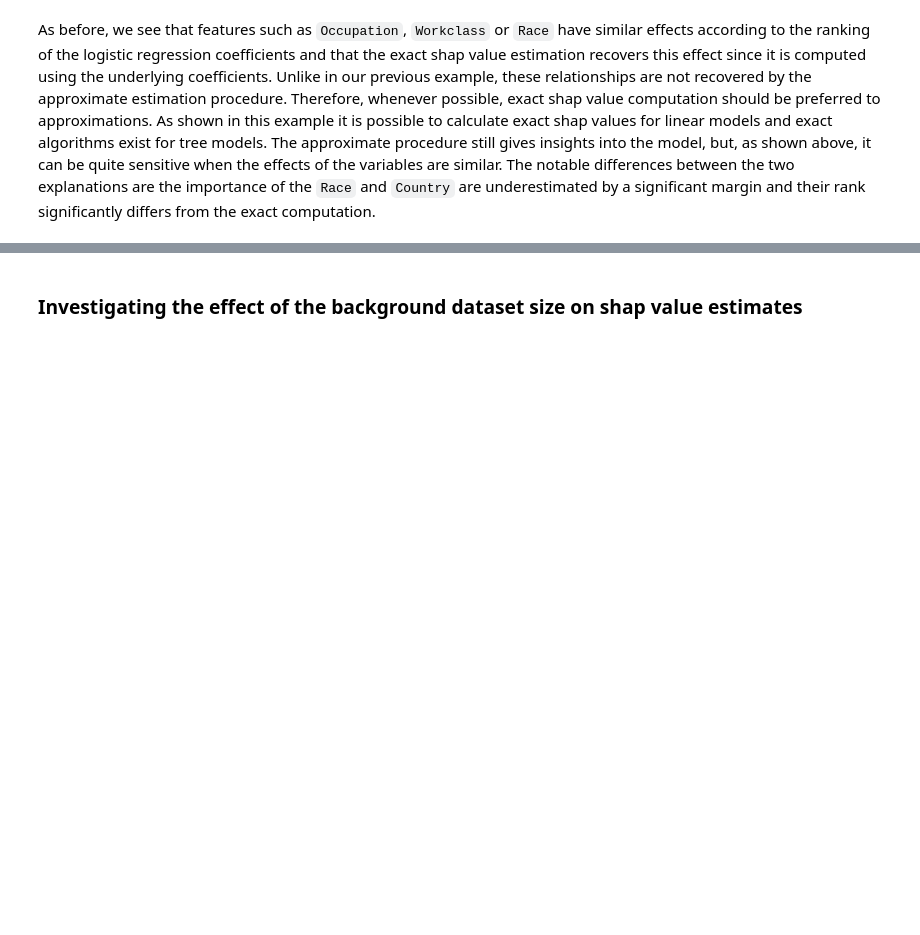
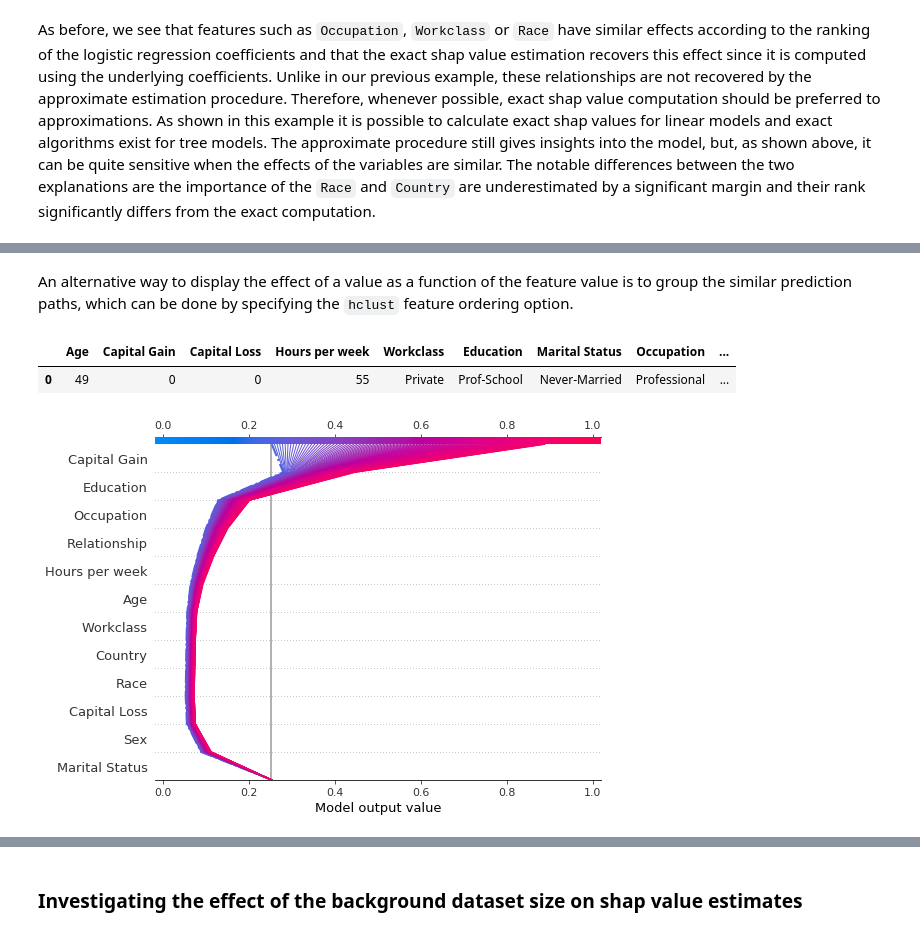
Before and after one commit to test-v2/alibi, a Jupyter notebook: examples/kernel_shap_adult_lr.ipynb, the cells around one changed output, grey strips where cells are left out. Cells and saved outputs as stored; diff of their text form; code cells hidden in the pictures; blank space fills up the shorter version.

```diff
--- a/examples/kernel_shap_adult_lr.ipynb
+++ b/examples/kernel_shap_adult_lr.ipynb
@@ -758,0 +849,2 @@ As before, we see that features such as `Occupation`, `Workclass` or `Race` have
+# %% [markdown]
+An alternative way to display the effect of a value as a function of the feature value is to group the similar prediction paths, which can be done by specifying the `hclust` feature ordering option.
@@ -758,0 +862,16 @@ As before, we see that features such as `Occupation`, `Workclass` or `Race` have
+# %%
+df
+# %% [output]
+|  | Age | Capital Gain | Capital Loss | Hours per week | Workclass | Education | Marital Status | Occupation | ... |
+| 0 | 49 | 0 | 0 | 55 | Private | Prof-School | Never-Married | Professional | ... |
+# %%
+r = shap.decision_plot(hyp_explainer.expected_value[1],
+                       hyp_shap_values[1],
+                       hyp_record_perm,
+                       link='logit',
+                       feature_names=perm_feat_names,
+                       feature_order='hclust',
+                       highlight=0,
+                       return_objects=True)
+# %% [output]
+[figure, added]
```
Also changed, not shown: parts of 30 cells of this notebook.
